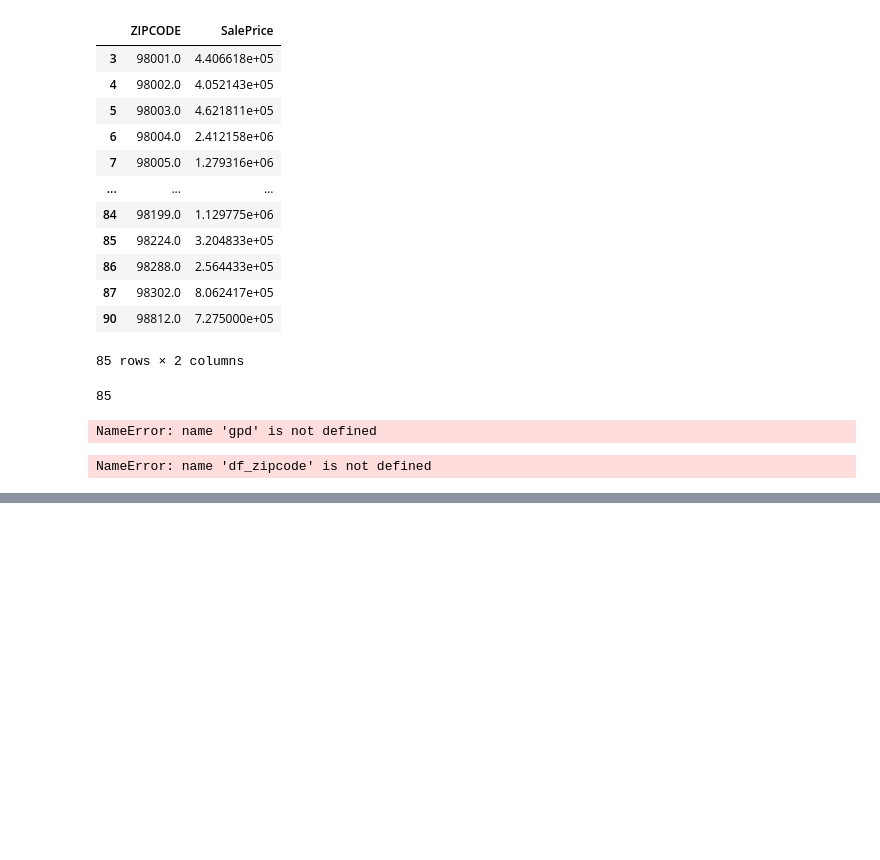
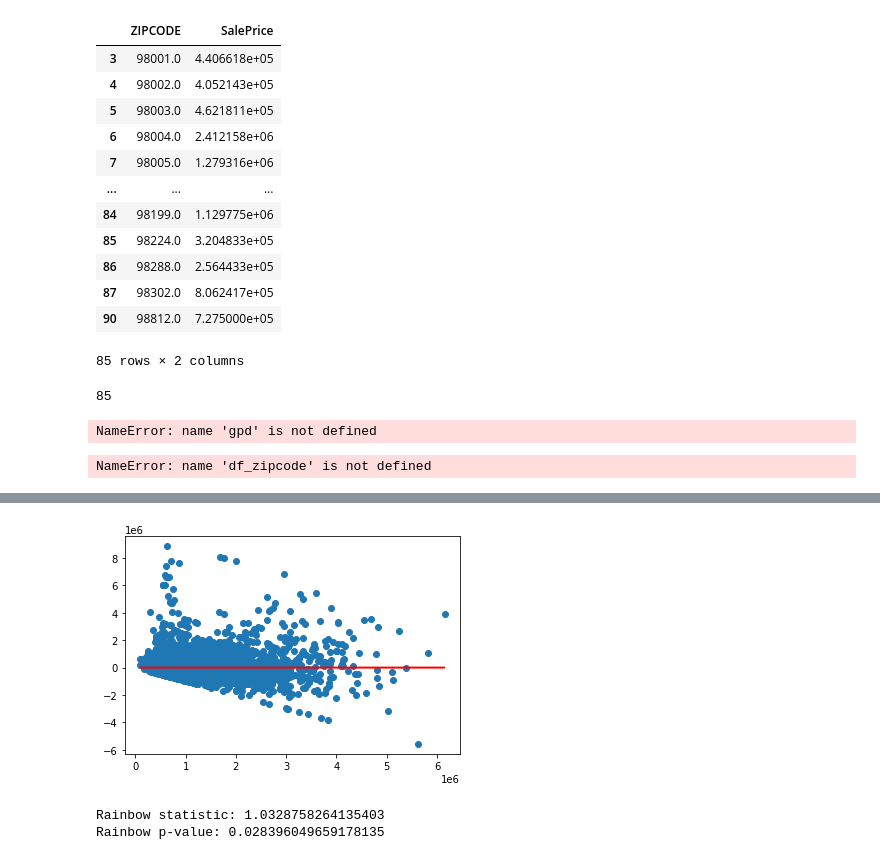
Before and after one commit to angelicacodes/phase_2_project_chicago-sf-seattle-ds-082420, a Jupyter notebook: notebooks/final/final_notebook.ipynb, the cells around one changed output, grey strips where cells are left out. Cells and saved outputs as stored; diff of their text form; code cells hidden in the pictures; blank space fills up the shorter version.

```diff
--- a/notebooks/final/final_notebook.ipynb
+++ b/notebooks/final/final_notebook.ipynb
@@ -556,0 +794,16 @@ KC_WA_map.save('King_County_WA_map.html')
+# %%
+#Homoscedasticity--checking for variance of residuals (errors)
+plt.scatter(model1.predict(comb_df[x_cols]), model1.resid)
+plt.plot(model1.predict(comb_df[x_cols]), [0 for i in range(len(comb_df))], color='red');
+
+#result: variance of residuals not evenly distributed
+# %% [output]
+[figure, added]
+# %%
+#Testing for linearity
+rainbow_statistic, rainbow_p_value = linear_rainbow(model1)
+print("Rainbow statistic:", rainbow_statistic)
+print("Rainbow p-value:", rainbow_p_value)
+# %% [output]
+Rainbow statistic: 1.0328758264135403
+Rainbow p-value: 0.028396049659178135
```
Also changed, not shown: parts of 30 cells of this notebook.
